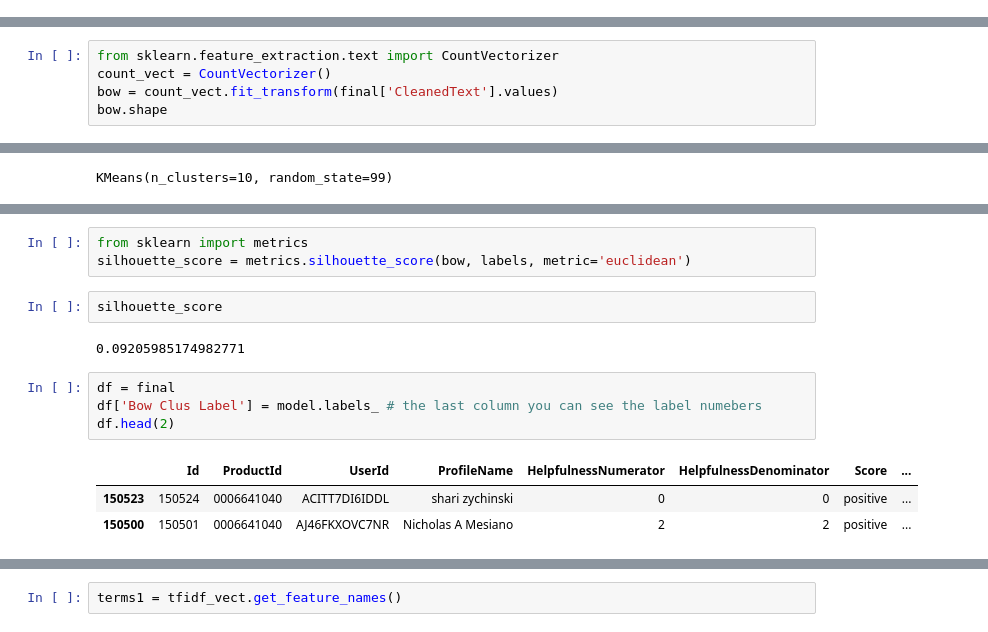
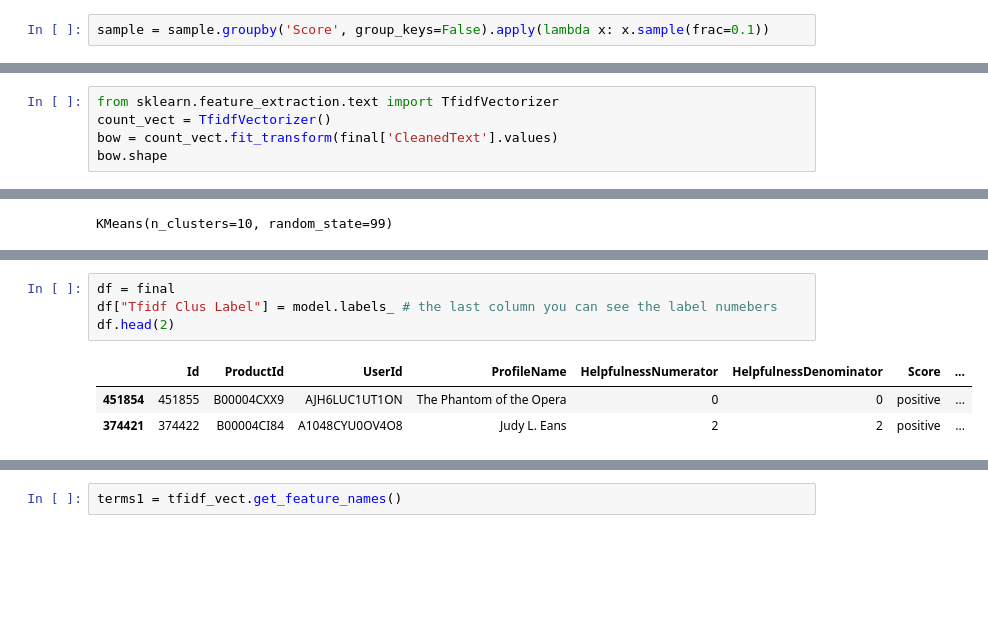
Before and after one commit to Sette/am, a Jupyter notebook: Aula_011 - Text Clustering.ipynb, the cells around one changed output, grey strips where cells are left out. Cells and saved outputs as stored; diff of their text form; blank space fills up the shorter version.

```diff
--- a/Aula_011 - Text Clustering.ipynb
+++ b/Aula_011 - Text Clustering.ipynb
@@ -21,6 +46,8 @@ files.upload()
 import pandas as pd
 #load the data
 sample=pd.read_csv("data/amazon/Reviews.csv")
+# %%
+sample = sample.groupby('Score', group_keys=False).apply(lambda x: x.sample(frac=0.1))
 # %%
 #check the loaded data
 print(sample.shape)
@@ -229,8 +249,8 @@ final.head()
 # %% [markdown]
 ### K means using bag of words
 # %%
-from sklearn.feature_extraction.text import CountVectorizer
-count_vect = CountVectorizer()
+from sklearn.feature_extraction.text import TfidfVectorizer
+count_vect = TfidfVectorizer()
 bow = count_vect.fit_transform(final['CleanedText'].values)
 bow.shape
 # %% [output]
@@ -282,15 +269,8 @@ array([[0.00000000e+00, 0.00000000e+00, 0.00000000e+00, ...,
-# %%
-from sklearn import metrics
-silhouette_score = metrics.silhouette_score(bow, labels, metric='euclidean')
-# %%
-silhouette_score
-# %% [output]
-0.09205985174982771
 # %%
 df = final
-df['Bow Clus Label'] = model.labels_ # the last column you can see the label numebers
+df["Tfidf Clus Label"] = model.labels_ # the last column you can see the label numebers
 df.head(2)
 # %% [output]
 |  | Id | ProductId | UserId | ProfileName | HelpfulnessNumerator | HelpfulnessDenominator | Score | ... |
-| 150523 | 150524 | 0006641040 | ACITT7DI6IDDL | shari zychinski | 0 | 0 | positive | ... |
-| 150500 | 150501 | 0006641040 | AJ46FKXOVC7NR | Nicholas A Mesiano | 2 | 2 | positive | ... |
+| 451854 | 451855 | B00004CXX9 | AJH6LUC1UT1ON | The Phantom of the Opera | 0 | 0 | positive | ... |
+| 374421 | 374422 | B00004CI84 | A1048CYU0OV4O8 | Judy L. Eans | 2 | 2 | positive | ... |
```
Also changed, not shown: parts of 57 cells of this notebook.
